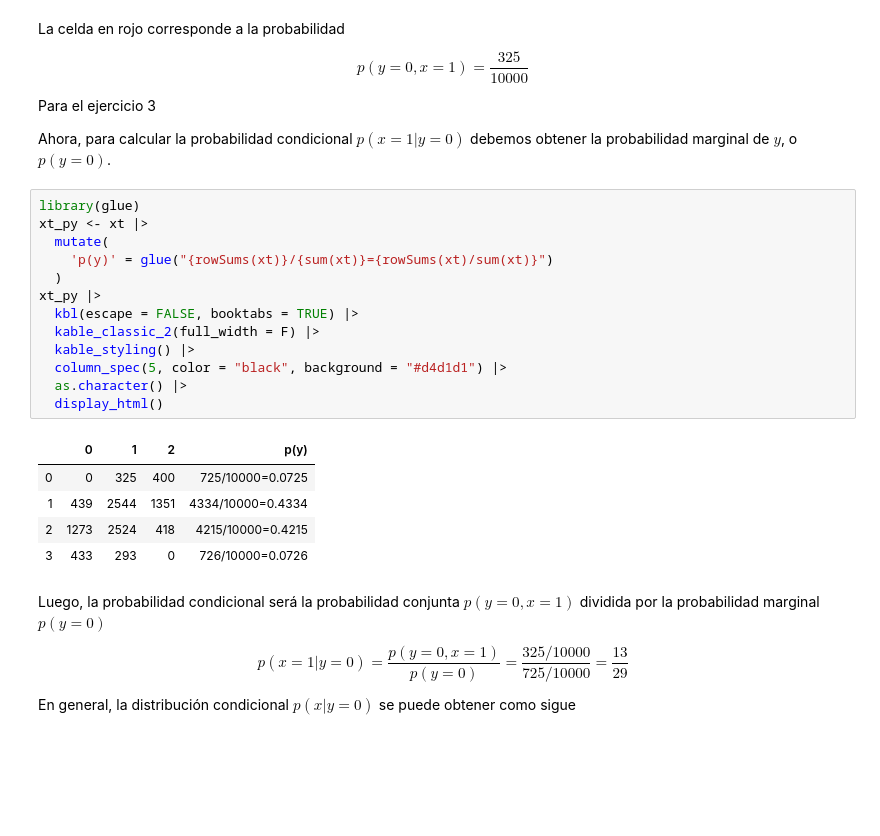
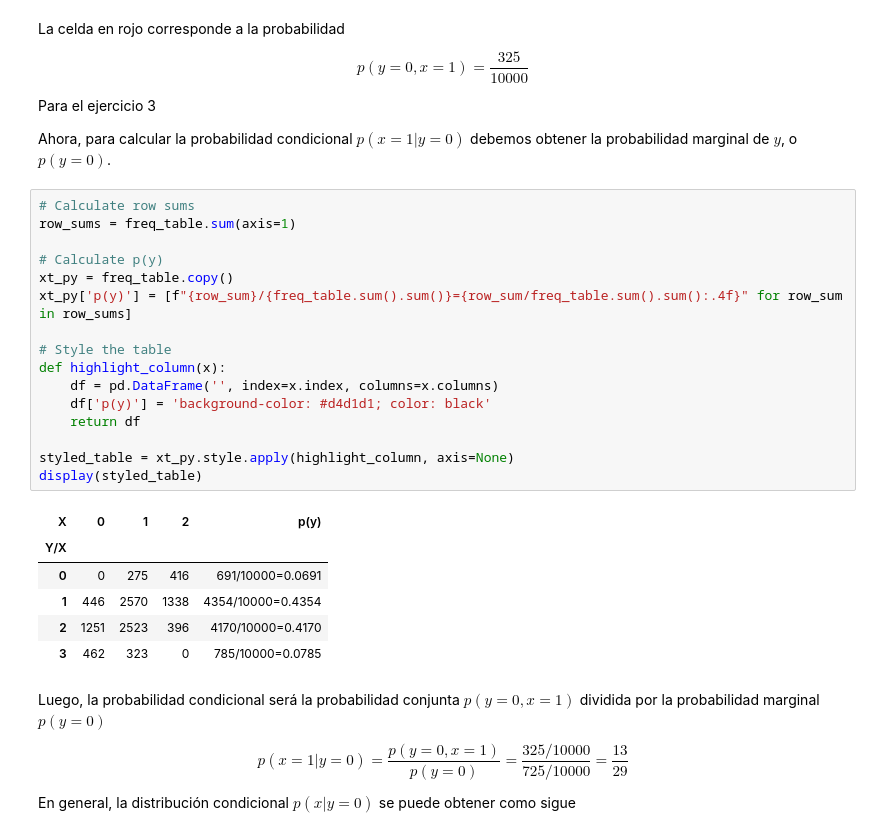
Before and after one commit to jealcalat/AEM-ITESO, a Jupyter notebook: tema_2/2.1_funciones_distribucion_densidad.ipynb, the cells around one changed output. Cells and saved outputs as stored; diff of their text form; blank space fills up the shorter version.

```diff
--- a/tema_2/2.1_funciones_distribucion_densidad.ipynb
+++ b/tema_2/2.1_funciones_distribucion_densidad.ipynb
@@ -278,25 +280,29 @@ $$
 Para el ejercicio 3
 
 Ahora, para calcular la probabilidad condicional $p(x=1|y=0)$ debemos obtener la probabilidad marginal de $y$, o $p(y=0)$.
-# %%
-library(glue)
-xt_py <- xt |>
-  mutate(
-    'p(y)' = glue("{rowSums(xt)}/{sum(xt)}={rowSums(xt)/sum(xt)}")
-  )
-xt_py |>
-  kbl(escape = FALSE, booktabs = TRUE) |>
-  kable_classic_2(full_width = F) |>
-  kable_styling() |>
-  column_spec(5, color = "black", background = "#d4d1d1") |>
-  as.character() |>
-  display_html()
-# %% [output]
-|  | 0 | 1 | 2 | p(y) |
-| 0 | 0 | 325 | 400 | 725/10000=0.0725 |
-| 1 | 439 | 2544 | 1351 | 4334/10000=0.4334 |
-| 2 | 1273 | 2524 | 418 | 4215/10000=0.4215 |
-| 3 | 433 | 293 | 0 | 726/10000=0.0726 |
+# %%
+# Calculate row sums
+row_sums = freq_table.sum(axis=1)
+
+# Calculate p(y)
+xt_py = freq_table.copy()
+xt_py['p(y)'] = [f"{row_sum}/{freq_table.sum().sum()}={row_sum/freq_table.sum().sum():.4f}" for row_sum in row_sums]
+
+# Style the table
+def highlight_column(x):
+    df = pd.DataFrame('', index=x.index, columns=x.columns)
+    df['p(y)'] = 'background-color: #d4d1d1; color: black'
+    return df
+
+styled_table = xt_py.style.apply(highlight_column, axis=None)
+display(styled_table)
+# %% [output]
+| X | 0 | 1 | 2 | p(y) |
+| Y/X |  |  |  |  |
+| 0 | 0 | 275 | 416 | 691/10000=0.0691 |
+| 1 | 446 | 2570 | 1338 | 4354/10000=0.4354 |
+| 2 | 1251 | 2523 | 396 | 4170/10000=0.4170 |
+| 3 | 462 | 323 | 0 | 785/10000=0.0785 |
 # %% [markdown]
  Luego, la probabilidad condicional será la probabilidad conjunta $p(y=0, x=1)$ dividida por la probabilidad marginal $p(y=0)$
 
```
Also changed, not shown: parts of 13 cells of this notebook.
